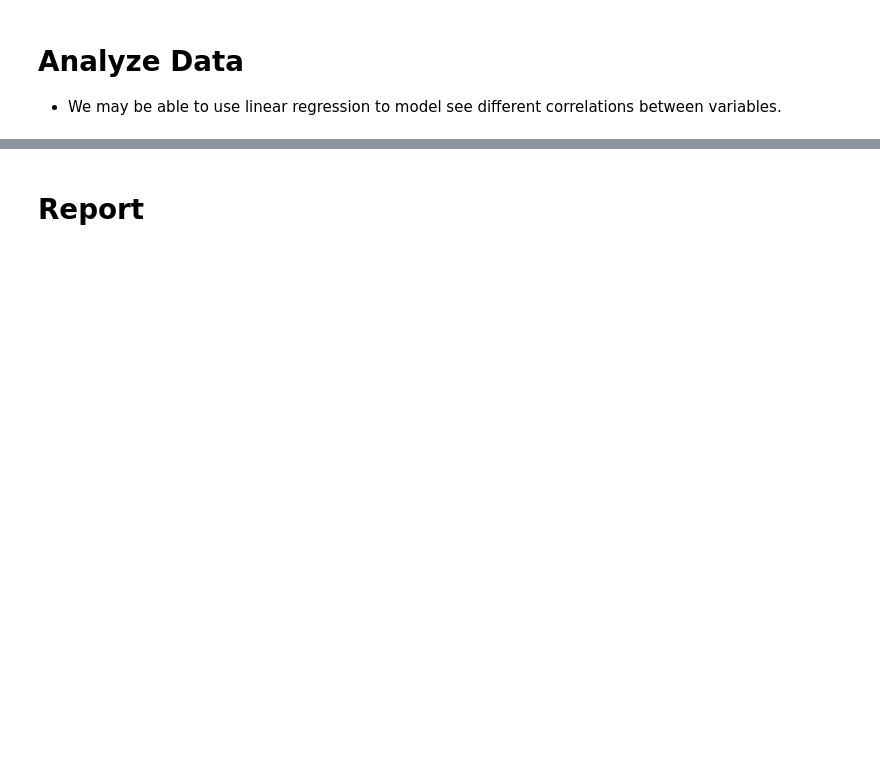
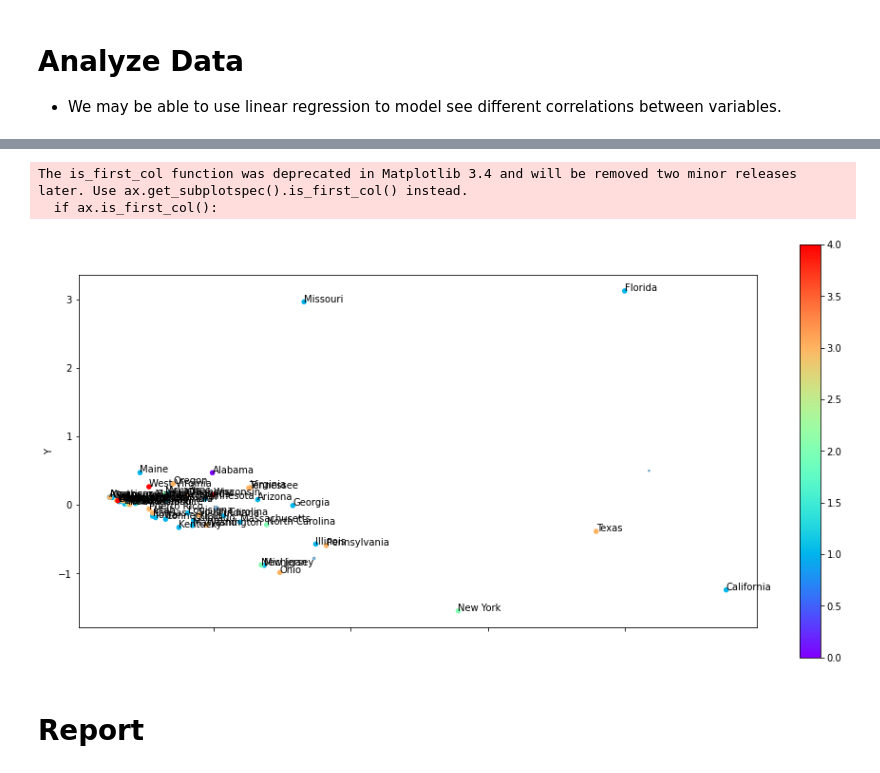
Before and after one commit to syao2017/Covid_Tracker, a Jupyter notebook: Project1.ipynb, the cells around one changed output, grey strips where cells are left out. Cells and saved outputs as stored; diff of their text form; code cells hidden in the pictures; blank space fills up the shorter version.

```diff
--- a/Project1.ipynb
+++ b/Project1.ipynb
@@ -206,0 +397,15 @@ df2.sort_values('Number of COVID-19 Cases').plot.bar('Location', 'Number of COVI
+# %%
+#reduce the data so that we have x, y values to plot PCA
+
+reduced = pandas.DataFrame(columns = ['State', 'X', 'Y'])
+pca = sklearn.decomposition.PCA(n_components = 2, svd_solver = 'full')
+pca = pca.fit(norm)
+pca = pca.transform(norm)
+X = numpy.hsplit(pca, 2)
+reduced.State = copy.Location
+reduced.X = X[0]
+reduced.Y = X[1]
+reduced = reduced.sort_values(by='State')
+reduced = reduced.set_index('State')
+
+reduced
@@ -206,0 +431,13 @@ df2.sort_values('Number of COVID-19 Cases').plot.bar('Location', 'Number of COVI
+# %%
+clusterReduce = pandas.DataFrame(columns=['Cluster', 'X', 'Y'])
+
+pca = sklearn.decomposition.PCA(n_components = 2, svd_solver = 'full')
+pca.fit(norm)
+transformed = pca.transform(km.cluster_centers_)
+temp = numpy.hsplit(transformed, 2)
+clusterReduce.Cluster = range(5)
+clusterReduce.X = temp[0]
+clusterReduce.Y = temp[1]
+clusterReduce = clusterReduce.sort_values(by='Cluster')
+
+clusterReduce
@@ -207,2 +451,17 @@ df2.sort_values('Number of COVID-19 Cases').plot.bar('Location', 'Number of COVI
+# %%
+X = reduced.X
+Y = reduced.Y
+X2 = clusterReduce.X
+Y2 = clusterReduce.Y
+ax = reduced.plot.scatter('X', 'Y', c = stateCluster.Cluster, colormap = 'rainbow', figsize = (16, 8))
+clusterReduce.plot.scatter('X', 'Y', s = size.Size, colormap = 'rainbow', alpha = 0.5, figsize = (16, 8), ax=ax)
+
+ax.axis('scaled')
+for i,r in reduced.iterrows():
+    ax.text(r.X, r.Y, i)
+# %% [output]
+The is_first_col function was deprecated in Matplotlib 3.4 and will be removed two minor releases later. Use ax.get_subplotspec().is_first_col() instead.
+  if ax.is_first_col():
+[figure, added]
 # %% [markdown]
 # Report
```
Also changed, not shown: parts of 9 cells of this notebook.
